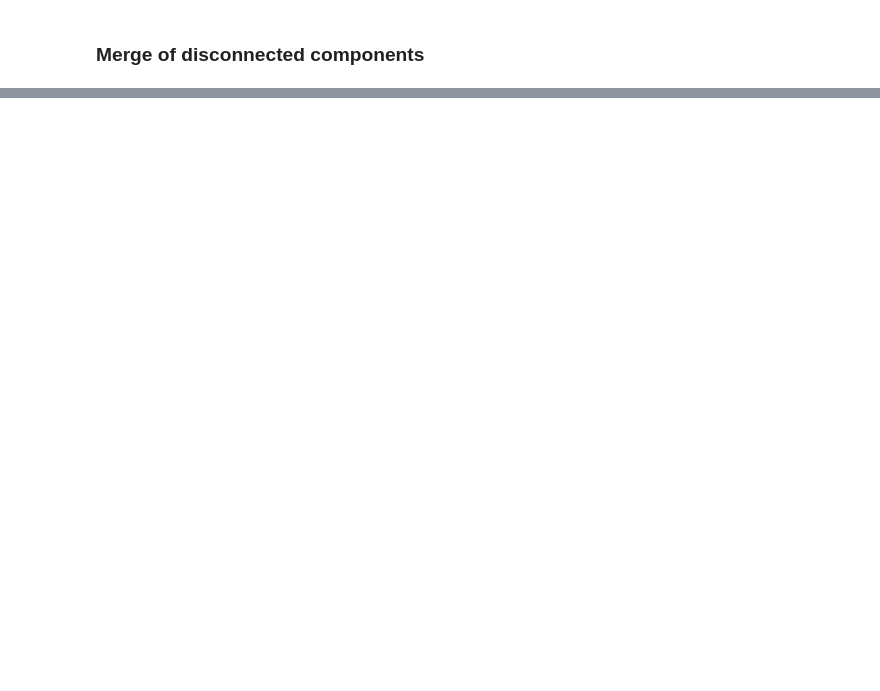
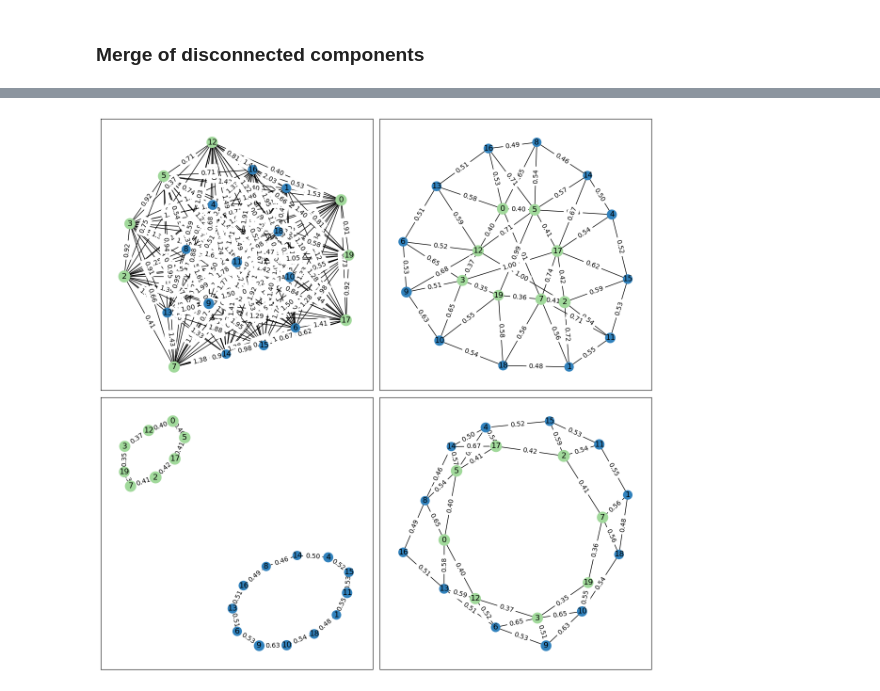
Before and after one commit to dioscuri-tda/ClusterGraph, a Jupyter notebook: examples/3_concentric_circles.ipynb, the cells around one changed output, grey strips where cells are left out. Cells and saved outputs as stored; diff of their text form; code cells hidden in the pictures; blank space fills up the shorter version.

```diff
--- a/examples/3_concentric_circles.ipynb
+++ b/examples/3_concentric_circles.ipynb
@@ -136,0 +143,13 @@ draw_graph(connectivity_graph, size_nodes=1000, random_state=42)
+# %%
+%%time
+from clustergraph.utils import get_clusters_from_scikit
+
+cluster_g = cg.ClusterGraph(
+    clusters=get_clusters_from_scikit(prediction_KM), X=X, metric_clusters="average"
+)
+
+
+# Coloring the graph
+cluster_g.color_graph(
+    node_color_labels=np.array(colors)
+)
@@ -136,0 +159,19 @@ draw_graph(connectivity_graph, size_nodes=1000, random_state=42)
+# %%
+fig, axes = plt.subplots(2, 2, figsize=(12, 12))
+
+draw_graph(cluster_g.Graph, size_nodes=1000, random_state=42, ax=axes[0, 0])
+
+connectivity_graph = cluster_g.prune_conn(140)
+draw_graph(connectivity_graph, size_nodes=1000, random_state=42, ax=axes[0, 1])
+
+metric_distortion_graph = cluster_g.prune_distortion()
+draw_graph(metric_distortion_graph, size_nodes=1000, random_state=42, ax=axes[1, 0])
+
+merged_graph, connectivity = cluster_g.merge_graph(k_compo=3, score=True)
+merged_graph = cluster_g.merge_graph(20, k_compo=3)
+draw_graph(merged_graph, size_nodes=1000, random_state=43, ax=axes[1, 1])
+
+fig.tight_layout()
+plt.show()
+# %% [output]
+[figure, added]
```
Also changed, not shown: parts of 13 cells of this notebook, 12 other files.
